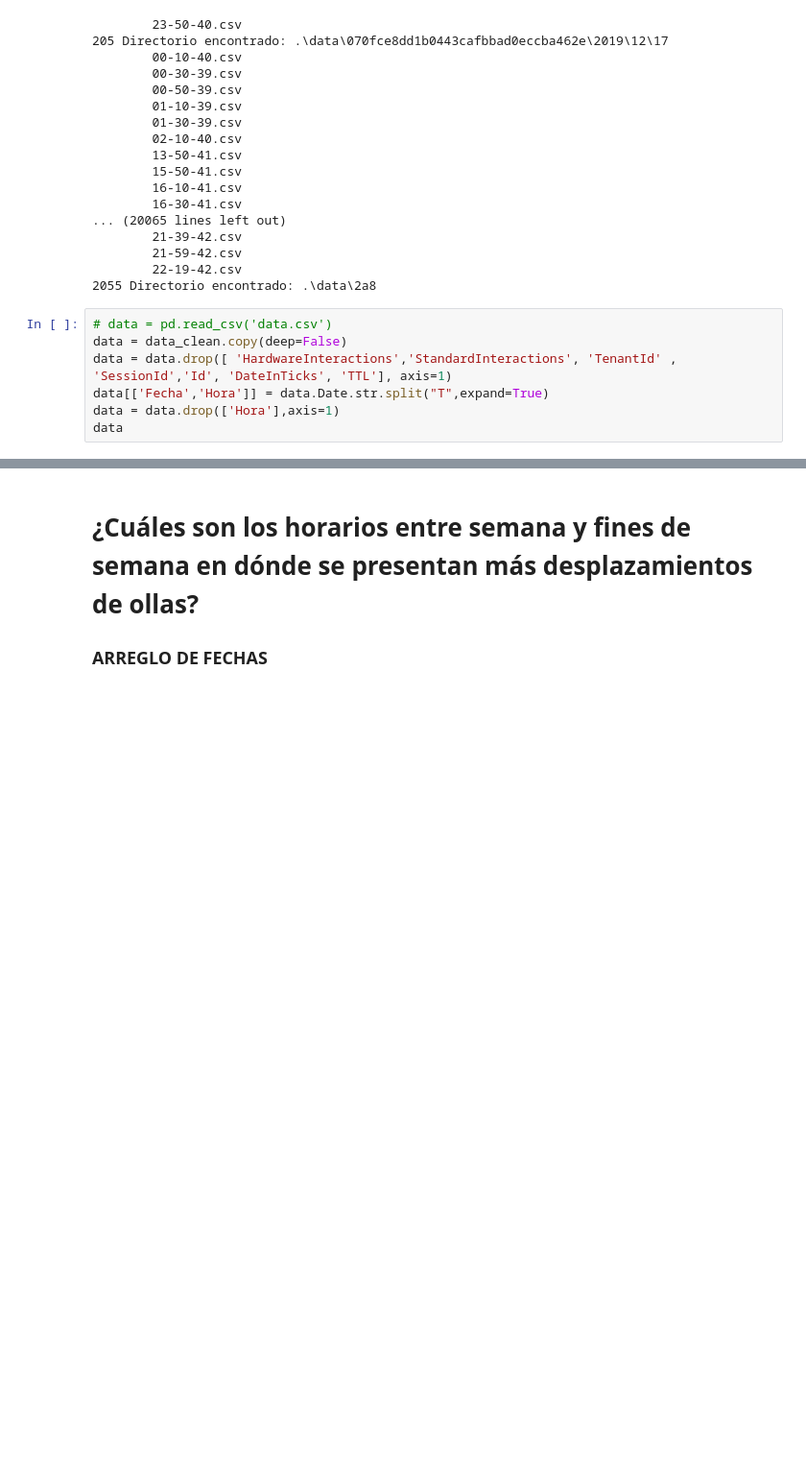
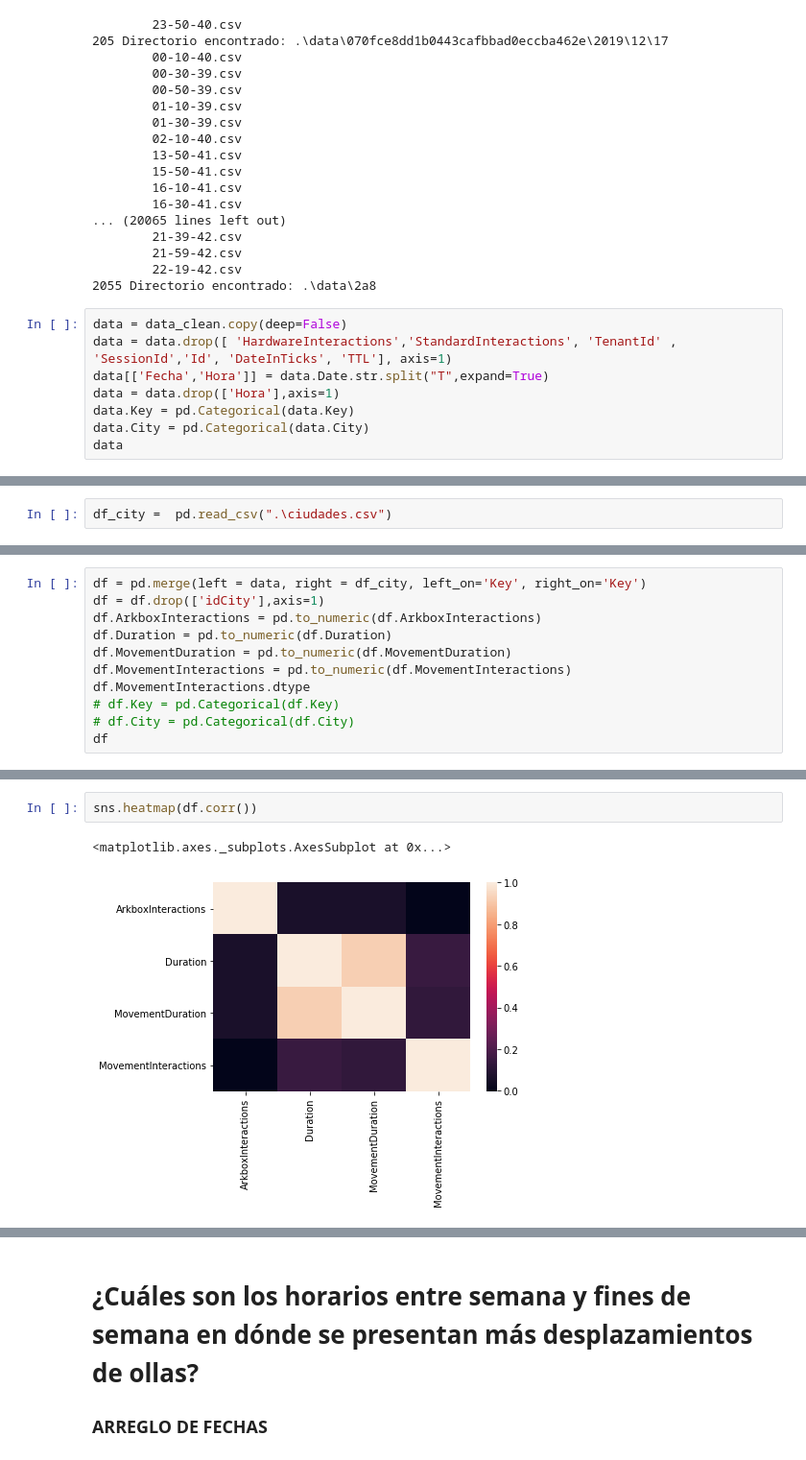
Before and after one commit to AngieEslava/pruebaTekus, a Jupyter notebook: pruebaTekus.ipynb, the cells around one changed output, grey strips where cells are left out. Shown at 96% size. Cells and saved outputs as stored; diff of their text form; blank space fills up the shorter version.

```diff
--- a/pruebaTekus.ipynb
+++ b/pruebaTekus.ipynb
@@ -68,9 +71,10 @@ To retain the current behavior and silence the warning, pass 'sort=True'.
         22-19-42.csv
 2055 Directorio encontrado: .\data\2a8
 # %%
-# data = pd.read_csv('data.csv')
 data = data_clean.copy(deep=False)
 data = data.drop([ 'HardwareInteractions','StandardInteractions', 'TenantId' , 'SessionId','Id', 'DateInTicks', 'TTL'], axis=1)
 data[['Fecha','Hora']] = data.Date.str.split("T",expand=True)
 data = data.drop(['Hora'],axis=1)
+data.Key = pd.Categorical(data.Key)
+data.City = pd.Categorical(data.City)
 data
@@ -96,3 +118,5 @@ data
 | 96030 | 0 | 2020-09-29 00:14:36.114000 | 21 | 66b8bedb0e554a6bb58ed73e323e3b28 | 9 | 1 | 2020-09-28 |
 | 96031 | 0 | 2020-09-29 00:16:31.589000 | 20 | 66b8bedb0e554a6bb58ed73e323e3b28 | 8 | 1 | 2020-09-28 |
 96032 rows × 7 columns
+# %%
+df_city =  pd.read_csv(".\ciudades.csv")
@@ -98,0 +134,11 @@ data
+# %%
+df = pd.merge(left = data, right = df_city, left_on='Key', right_on='Key')
+df = df.drop(['idCity'],axis=1)
+df.ArkboxInteractions = pd.to_numeric(df.ArkboxInteractions)
+df.Duration = pd.to_numeric(df.Duration)
+df.MovementDuration = pd.to_numeric(df.MovementDuration)
+df.MovementInteractions = pd.to_numeric(df.MovementInteractions)
+df.MovementInteractions.dtype
+# df.Key = pd.Categorical(df.Key)
+# df.City = pd.Categorical(df.City)
+df
@@ -98,0 +249,5 @@ data
+# %%
+sns.heatmap(df.corr())
+# %% [output]
+<matplotlib.axes._subplots.AxesSubplot at 0x...>
+[figure, added]
```
Also changed, not shown: parts of 71 cells of this notebook, 19 other files.
